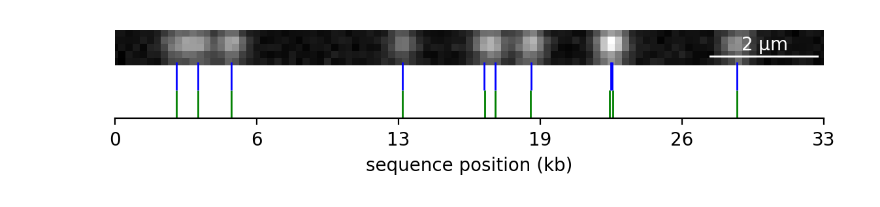
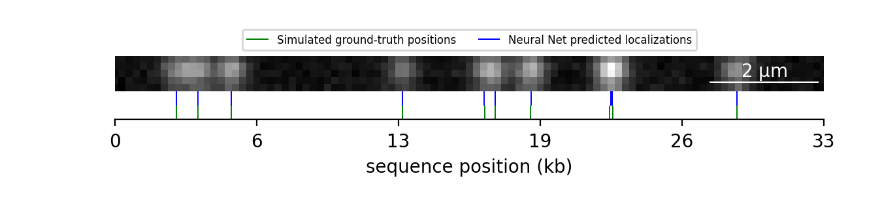
Before and after one commit to yevgenin/DeepOM, a Jupyter notebook: notebooks/simulation_figure.ipynb, the cells around one changed output. Drawn from its saved outputs; the diff is of its cells as text; code cells hidden in the pictures.

```diff
--- a/notebooks/simulation_figure.ipynb
+++ b/notebooks/simulation_figure.ipynb
@@ -14,23 +14,26 @@ inference_item = data.inference_item
 scalebar_scale = 130e-9
 # %%
 _, axs = pyplot.subplots(figsize=(7, 4), dpi=200, nrows=1)
-# pyplot.sca(axs[1])
 
 image = data_item.image[0]
 labeled_pos = data_item.labeled_coords.T[1]
 
 pyplot.imshow(image, cmap="gray")
-pyplot.eventplot([inference_item.loc_pred, labeled_pos], lineoffsets=[-6, -2], colors=["g", "b"], linewidths=1, linelengths=4)
-
+objs = pyplot.eventplot([inference_item.loc_pred, labeled_pos], lineoffsets=[-3.5, -1.5], colors=["g", "b"], linewidths=.7, linelengths=2)
+pyplot.legend(objs, ["Simulated ground-truth positions", "Neural Net predicted localizations"],
+              ncol=3, loc="upper center",
+    fontsize=6,
+    bbox_to_anchor=(0.5, 1.5)
+              )
 set_only_x_visible()
 set_formatter(lambda x, _: int((x * data_item.scale) / 1000))
 pyplot.gca().invert_yaxis()
 pyplot.gca().add_artist(ScaleBar(scalebar_scale, color="w", box_alpha=0, scale_loc="top", location="upper right", width_fraction=.02, sep=0))
 pyplot.xlabel("sequence position (kb)")
 pyplot.xlim(0, 100)
-pyplot.ylim(-8, None)
+pyplot.ylim(-4.5, None)
 
 for ext in [".pdf", ".jpg"]:
     pyplot.savefig(Path("../../DeepOM-Paper/figures") / ("simulation_figure" + ext), bbox_inches='tight')
 # %% [output]
-[figure, old version]
+[figure, new version]
```
Also changed, not shown: 2 other files.
